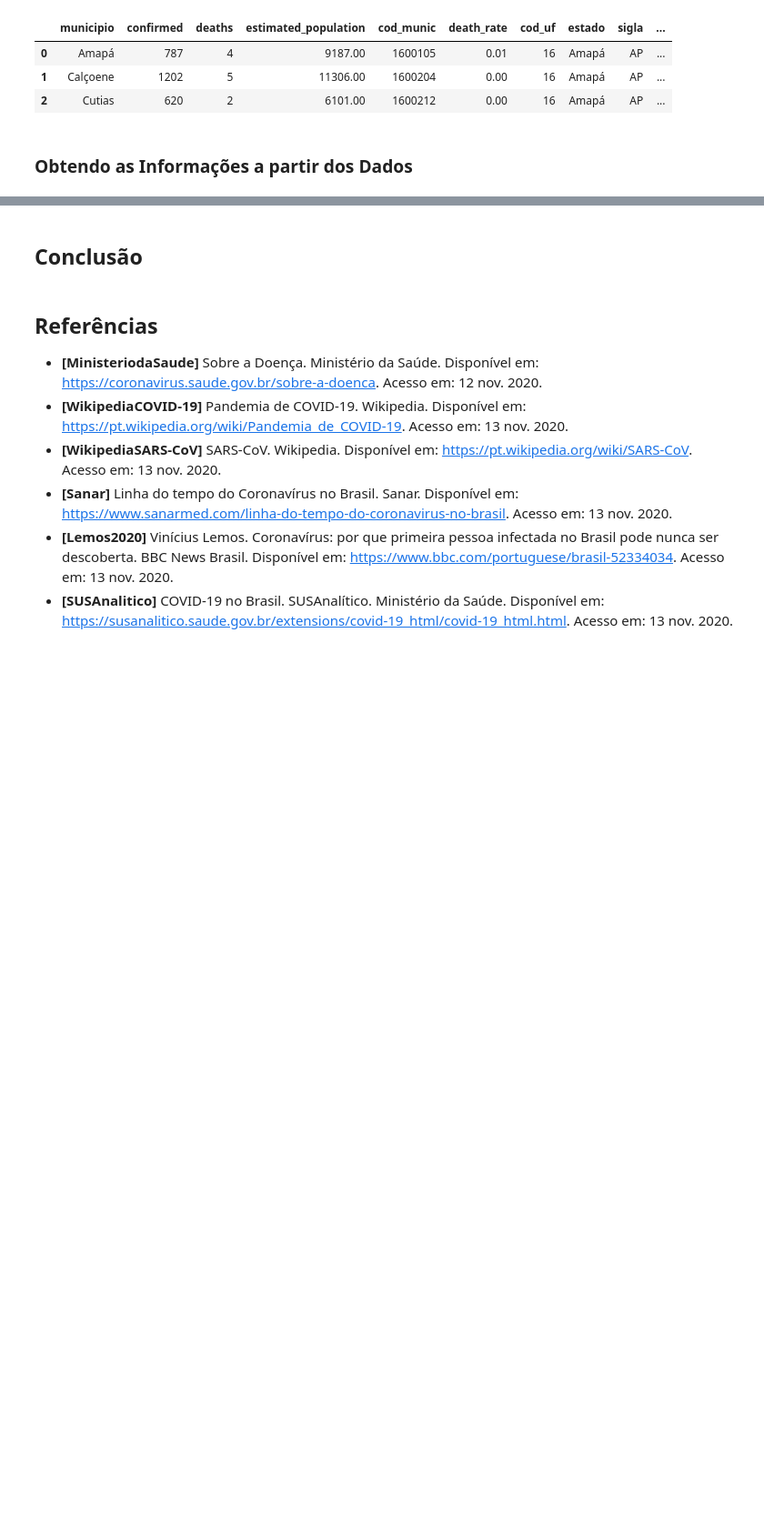
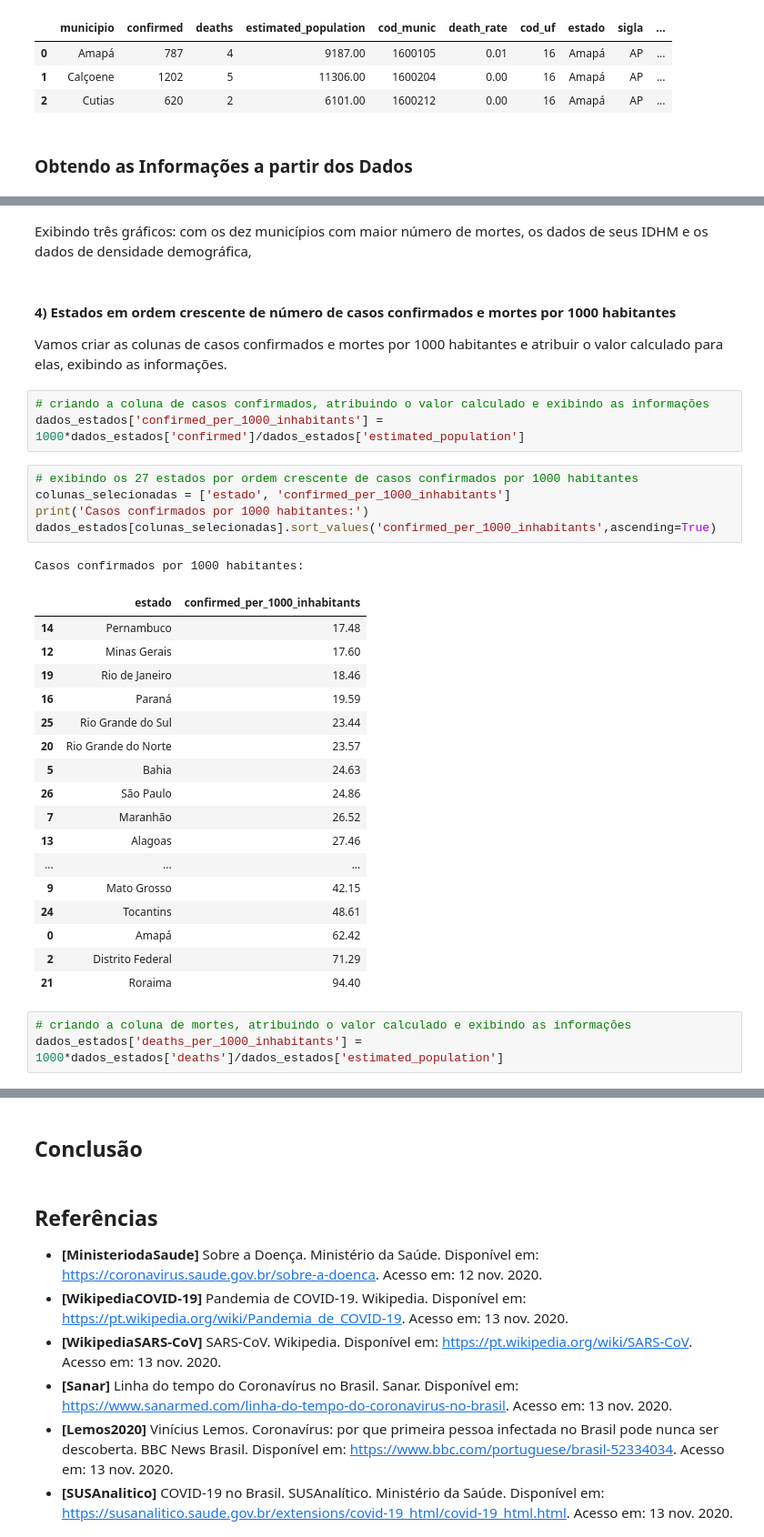
Before and after one commit to gustavopierre/data_science_portfolio, a Jupyter notebook: Gustavo_Moreira_Pierre.ipynb, the cells around one changed output, grey strips where cells are left out. Shown at 91% size. Saved outputs shown, nothing was run; the diff lists cells and outputs as text; blank space fills up the shorter version.

```diff
--- a/Gustavo_Moreira_Pierre.ipynb
+++ b/Gustavo_Moreira_Pierre.ipynb
@@ -1442,0 +1571,35 @@ dados_por_estados[colunas_selecionadas].set_index('state').describe()
+# %% [markdown]
+Exibindo três gráficos: com os dez municípios com maior número de mortes, os dados de seus IDHM e os dados de densidade demográfica,
+# %% [markdown]
+#### **4) Estados em ordem crescente de número de casos confirmados e mortes por 1000 habitantes**
+Vamos criar as colunas de casos confirmados e mortes por 1000 habitantes e atribuir o valor calculado para elas, exibindo as informações.
+# %%
+# criando a coluna de casos confirmados, atribuindo o valor calculado e exibindo as informações
+dados_estados['confirmed_per_1000_inhabitants'] = 1000*dados_estados['confirmed']/dados_estados['estimated_population']
+# %%
+# exibindo os 27 estados por ordem crescente de casos confirmados por 1000 habitantes
+colunas_selecionadas = ['estado', 'confirmed_per_1000_inhabitants']
+print('Casos confirmados por 1000 habitantes:')
+dados_estados[colunas_selecionadas].sort_values('confirmed_per_1000_inhabitants',ascending=True)
+# %% [output]
+Casos confirmados por 1000 habitantes:
+|  | estado | confirmed_per_1000_inhabitants |
+| 14 | Pernambuco | 17.48 |
+| 12 | Minas Gerais | 17.60 |
+| 19 | Rio de Janeiro | 18.46 |
+| 16 | Paraná | 19.59 |
+| 25 | Rio Grande do Sul | 23.44 |
+| 20 | Rio Grande do Norte | 23.57 |
+| 5 | Bahia | 24.63 |
+| 26 | São Paulo | 24.86 |
+| 7 | Maranhão | 26.52 |
+| 13 | Alagoas | 27.46 |
+| ... | ... | ... |
+| 9 | Mato Grosso | 42.15 |
+| 24 | Tocantins | 48.61 |
+| 0 | Amapá | 62.42 |
+| 2 | Distrito Federal | 71.29 |
+| 21 | Roraima | 94.40 |
+# %%
+# criando a coluna de mortes, atribuindo o valor calculado e exibindo as informações
+dados_estados['deaths_per_1000_inhabitants'] = 1000*dados_estados['deaths']/dados_estados['estimated_population']
```
Also changed, not shown: parts of 47 cells of this notebook.
